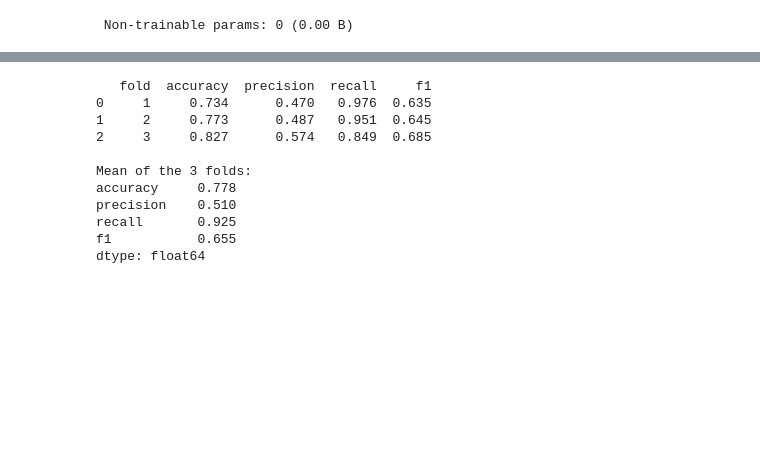
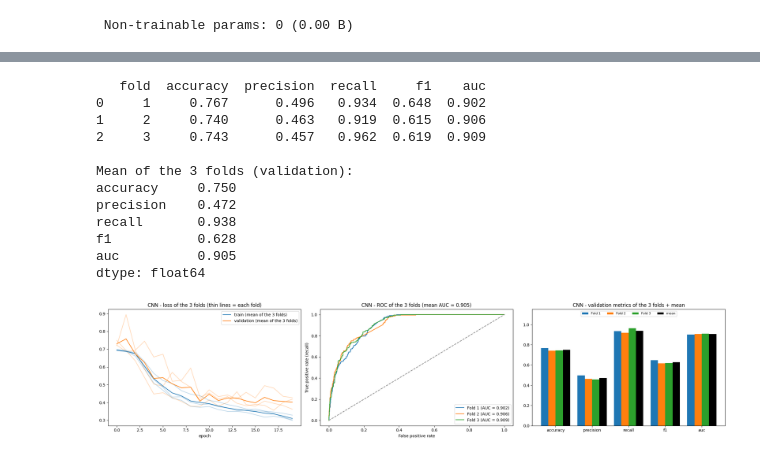
Before and after one commit to Farah-Belghith2710/CardioAgent, a Jupyter notebook: notebooks/04_Tp7_cnn.ipynb, the cells around one changed output, grey strips where cells are left out. Cells and saved outputs as stored; diff of their text form; code cells hidden in the pictures; blank space fills up the shorter version.

```diff
--- a/notebooks/04_Tp7_cnn.ipynb
+++ b/notebooks/04_Tp7_cnn.ipynb
@@ -284,19 +354,60 @@ weighted avg       0.87      0.83      0.84      1227
 # %%
-table = pd.DataFrame(results)
+table = pd.DataFrame(results)[["fold", "accuracy", "precision", "recall", "f1", "auc"]]
 print(table.round(3))
 print()
-print("Mean of the 3 folds:")
-print(table[["accuracy", "precision", "recall", "f1"]].mean().round(3))
+print("Mean of the 3 folds (validation):")
+print(table[["accuracy", "precision", "recall", "f1", "auc"]].mean().round(3))
+
+# ONE summary figure of the validation: the loss curves of the 3 folds, their ROC curves, their metrics + the mean
+metrics = ["accuracy", "precision", "recall", "f1", "auc"]
+plt.figure(figsize=(22, 5))
+
+plt.subplot(1, 3, 1)
+for i in range(3):    # thin lines: each fold
+    plt.plot(histories[i].history["loss"], color="tab:blue", alpha=0.3)
+    plt.plot(histories[i].history["val_loss"], color="tab:orange", alpha=0.3)
+plt.plot(np.mean([h.history["loss"] for h in histories], axis=0), color="tab:blue", label="train (mean of the 3 folds)")
+plt.plot(np.mean([h.history["val_loss"] for h in histories], axis=0), color="tab:orange",
+         label="validation (mean of the 3 folds)")
+plt.title("CNN - loss of the 3 folds (thin lines = each fold)")
+plt.xlabel("epoch")
+plt.legend()
+
+plt.subplot(1, 3, 2)
+for r in results:
+    false_positive_rate, true_positive_rate, thresholds = roc_curve(r["y_val"], r["y_prob"])
+    plt.plot(false_positive_rate, true_positive_rate, label="Fold " + str(r["fold"]) + " (AUC = {:.3f})".format(r["auc"]))
+plt.plot([0, 1], [0, 1], "--", color="grey")
+plt.title("CNN - ROC of the 3 folds (mean AUC = {:.3f})".format(table["auc"].mean()))
+plt.xlabel("False positive rate")
+plt.ylabel("True positive rate (recall)")
+plt.legend(loc="lower right")
+
+plt.subplot(1, 3, 3)
+x = np.arange(len(metrics))
+for i in range(3):
+    plt.bar(x - 0.3 + 0.2 * i, table.loc[i, metrics], width=0.2, label="Fold " + str(i + 1))
+plt.bar(x + 0.3, table[metrics].mean(), width=0.2, color="black", label="mean")
+plt.xticks(x, metrics)
+plt.ylim(0, 1.15)
+plt.title("CNN - validation metrics of the 3 folds + mean")
+plt.legend(loc="upper center", ncol=4, fontsize=8)
+
+plt.tight_layout()
+plt.savefig(plots_folder + "tp7_cnn_val_summary.png")
+plt.show()
 # %% [output]
-   fold  accuracy  precision  recall     f1
-0     1     0.734      0.470   0.976  0.635
-1     2     0.773      0.487   0.951  0.645
-2     3     0.827      0.574   0.849  0.685
+   fold  accuracy  precision  recall     f1    auc
+0     1     0.767      0.496   0.934  0.648  0.902
+1     2     0.740      0.463   0.919  0.615  0.906
+2     3     0.743      0.457   0.962  0.619  0.909
 
-Mean of the 3 folds:
-accuracy     0.778
-precision    0.510
-recall       0.925
-f1           0.655
+Mean of the 3 folds (validation):
+accuracy     0.750
+precision    0.472
+recall       0.938
+f1           0.628
+auc          0.905
 dtype: float64
+[figure, added]
 # %%
```
Also changed, not shown: parts of 11 cells of this notebook, 51 other files.
